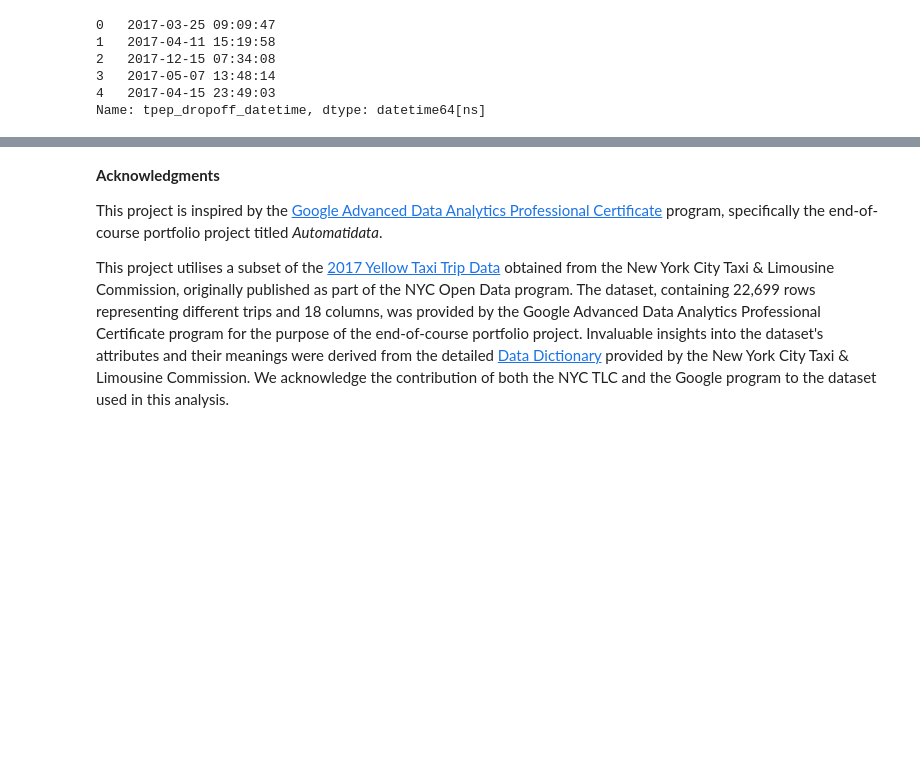
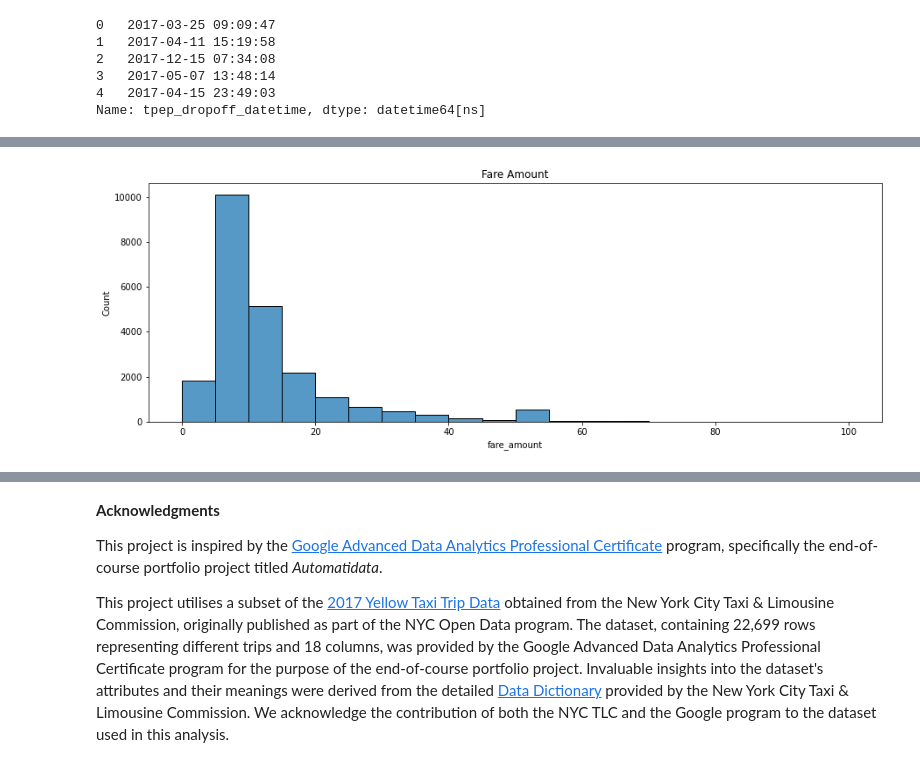
Before and after one commit to sssunri/farecast_NYC-TLC_estimation, a Jupyter notebook: fare_estimation.ipynb, the cells around one changed output, grey strips where cells are left out. Saved outputs shown, nothing was run; the diff lists cells and outputs as text; code cells hidden in the pictures; blank space fills up the shorter version.

```diff
--- a/fare_estimation.ipynb
+++ b/fare_estimation.ipynb
@@ -144,0 +182,5 @@ Name: tpep_dropoff_datetime, dtype: datetime64[ns]
+# %%
+def histplot(feature, **kwargs):
+    sns.histplot(data=df, x=feature, **kwargs)
+    plt.title(f"{feature.title().replace('_', ' ')}")
+    plt.show()
@@ -144,0 +211,4 @@ Name: tpep_dropoff_datetime, dtype: datetime64[ns]
+# %%
+histplot(feature='fare_amount', bins=range(0, 101, 5))
+# %% [output]
+[figure, added]
```
Also changed, not shown: parts of 38 cells of this notebook.
